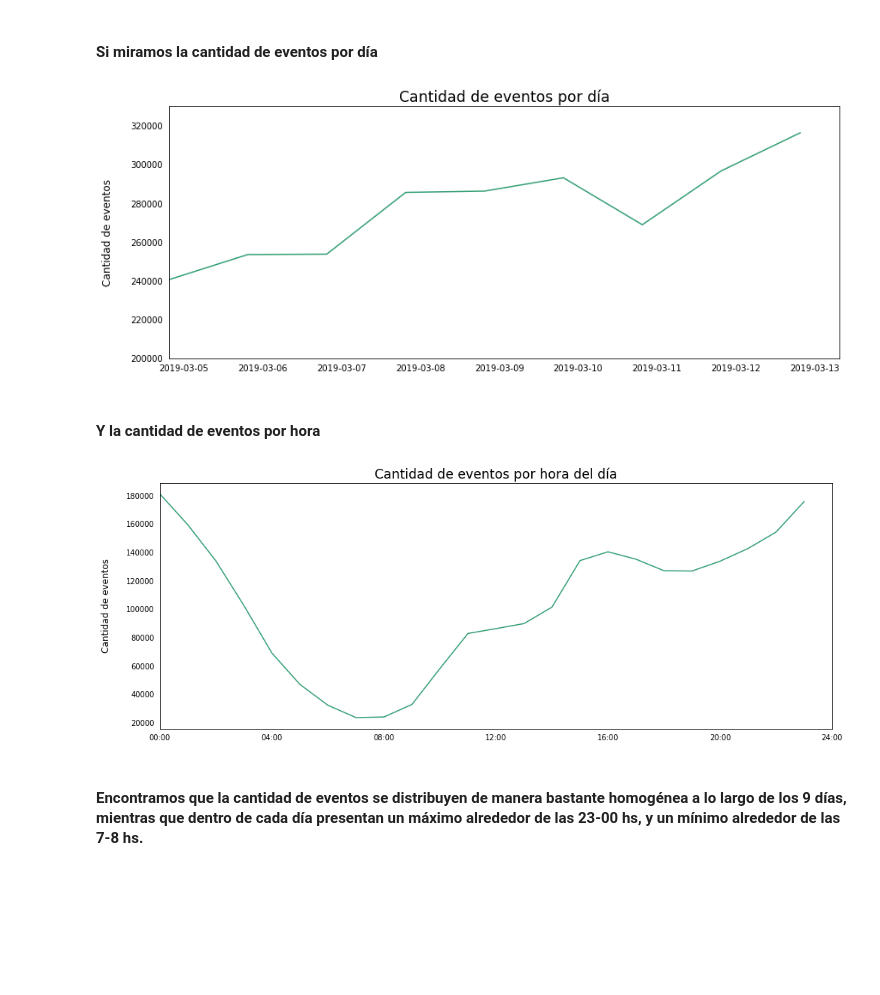
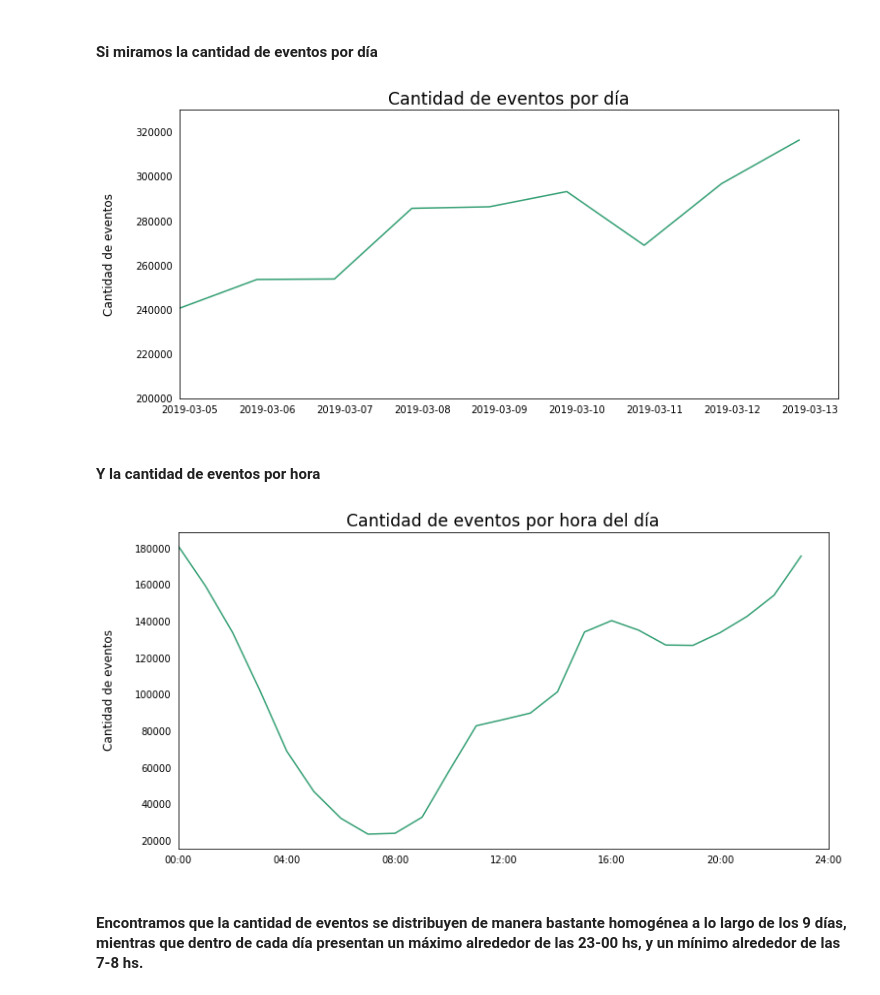
Before and after one commit to nkazlauskas/7506-tp1, a Jupyter notebook: events.ipynb, the cells around one changed output. Drawn from its saved outputs; the diff is of its cells as text; code cells hidden in the pictures; blank space fills up the shorter version.

```diff
--- a/events.ipynb
+++ b/events.ipynb
@@ -5,7 +5,7 @@ import seaborn as sns
 # %% [markdown]
 #### Cargamos el csv que tiene los datos correspondientes a los eventos
 # %%
-events = pd.read_csv('events.csv.gzip', compression = 'gzip')
+events = pd.read_csv('events.csv.gzip', compression = 'gzip', low_memory = False);
 # %%
 events.head()
 # %% [output]
@@ -86,7 +82,7 @@ To register the converters:
 # %% [markdown]
 #### Si miramos la cantidad de eventos por día
 # %%
-plt.figure(figsize=(14, 6))
+plt.figure(figsize=(12, 6))
 events['just_date'].value_counts().plot(color = '#008751', alpha = 0.8)
 
 plt.xticks(rotation = 0, ticks = [pd.to_datetime('2019-03-05 12:00:00'), pd.to_datetime('2019-03-06 12:00:00'), pd.to_datetime('2019-03-07 12:00:00'),
@@ -100,21 +96,21 @@ plt.title('Cantidad de eventos por día', fontsize = 'xx-large')
 plt.ylim(200000, 330000)
 plt.show();
 # %% [output]
-[figure, old version]
+[figure, new version]
 # %% [markdown]
 #### Y la cantidad de eventos por hora
 # %%
-fig = plt.figure(figsize=(16, 6))
+fig = plt.figure(figsize=(12, 6))
 events['date'].groupby(events['date'].dt.hour).count().plot(kind = 'line', color = '#008751', alpha = 0.8)
 
 plt.xticks(rotation = 0, ticks = [0, 4, 8, 12, 16, 20, 24], labels = ['00:00', '04:00', '08:00', '12:00', '16:00', '20:00', '24:00'], fontsize = 'medium')
 plt.tick_params(top = False, bottom = False, left = False, right = False, labelleft = True, labelbottom = True)
 plt.ylabel('Cantidad de eventos', labelpad = 20, fontsize = 'large')
 plt.title('Cantidad de eventos por hora del día', fontsize = 'xx-large')
 plt.xlabel('')
 plt.show();
 # %% [output]
-[figure, old version]
+[figure, new version]
 # %% [markdown]
 #### Encontramos que la cantidad de eventos se distribuyen de manera bastante homogénea a lo largo de los 9 días, mientras que dentro de cada día presentan un máximo alrededor de las 23-00 hs, y un mínimo alrededor de las 7-8 hs.
 # %% [markdown]
```
Also changed, not shown: parts of 9 cells of this notebook, 1 other file.
